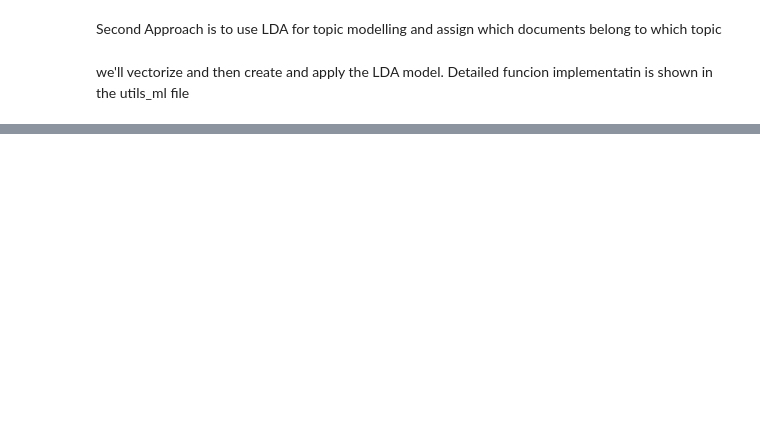
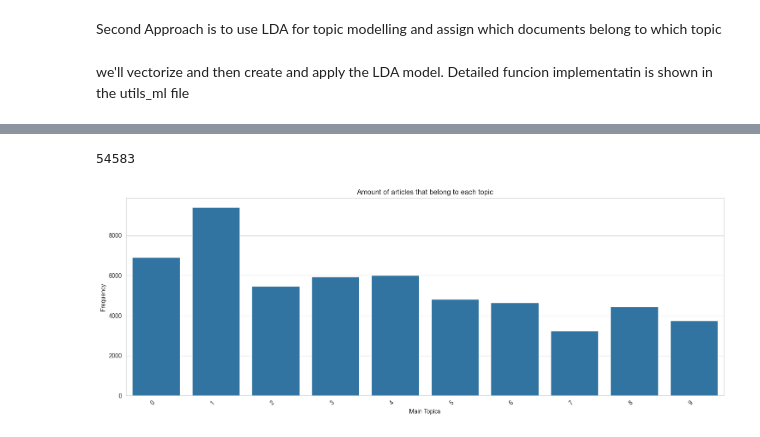
Before and after one commit to AlazarG19/global_news_correlation_10ac_week0, a Jupyter notebook: notebooks/ML/model.ipynb, the cells around one changed output, grey strips where cells are left out. Drawn from its saved outputs; the diff is of its cells as text; code cells hidden in the pictures; blank space fills up the shorter version.

Commit message:
feat: adding comment to utils_ml, adding topic modelling function to utils_ml and creating topic modeling using tfidf and lda model

```diff
--- a/notebooks/ML/model.ipynb
+++ b/notebooks/ML/model.ipynb
@@ -176,6 +176,10 @@ rating.reset_index(drop=True, inplace=True)
 
 # let's combine it to fill columns with other tags so that it could be more descriptive
 rating = pd.concat([rating, title_keyword_merged_result], axis=1)
+# %%
+# converting the names inorder to make easier for later
+rating_names = {0:"categories_known"}
+rating.rename(columns=rating_names,inplace=True)
 # %% [markdown]
 ### Topic Modeling
 # %% [markdown]
@@ -245,0 +252,2 @@ print(lada_model.components_)
+# %%
+lda_model,model_output,vectorizer,topics = utils_ml.topic_modelling_lda(rating['title'],10)
@@ -245,0 +275,17 @@ print(lada_model.components_)
+# %%
+topicnames = ["Topic " + str(i) for i in range(10)]
+docnames = ["Document " + str(i) for i in range(len(rating['title']))]
+
+df_document_topic = pd.DataFrame(np.round(model_output, 2), columns=topicnames, index=docnames)
+main_topic = np.argmax(df_document_topic.values, axis=1)
+
+rating['main_topic'] = main_topic
+# %%
+rating.groupby['main_topic'].count()
+# %% [output]
+54583
+# %%
+grouped_main_topic = rating.groupby("main_topic")["article_id"].count()
+utils.barchart(x_axis=grouped_main_topic.index,y_axis=grouped_main_topic.values,x_label="Main Topics",y_label="Frequency",title="Amount of articles that belong to each topic",orientation="vertical")
+# %% [output]
+[figure, added]
```
Also changed, not shown: parts of 5 cells of this notebook, 1 other file.
